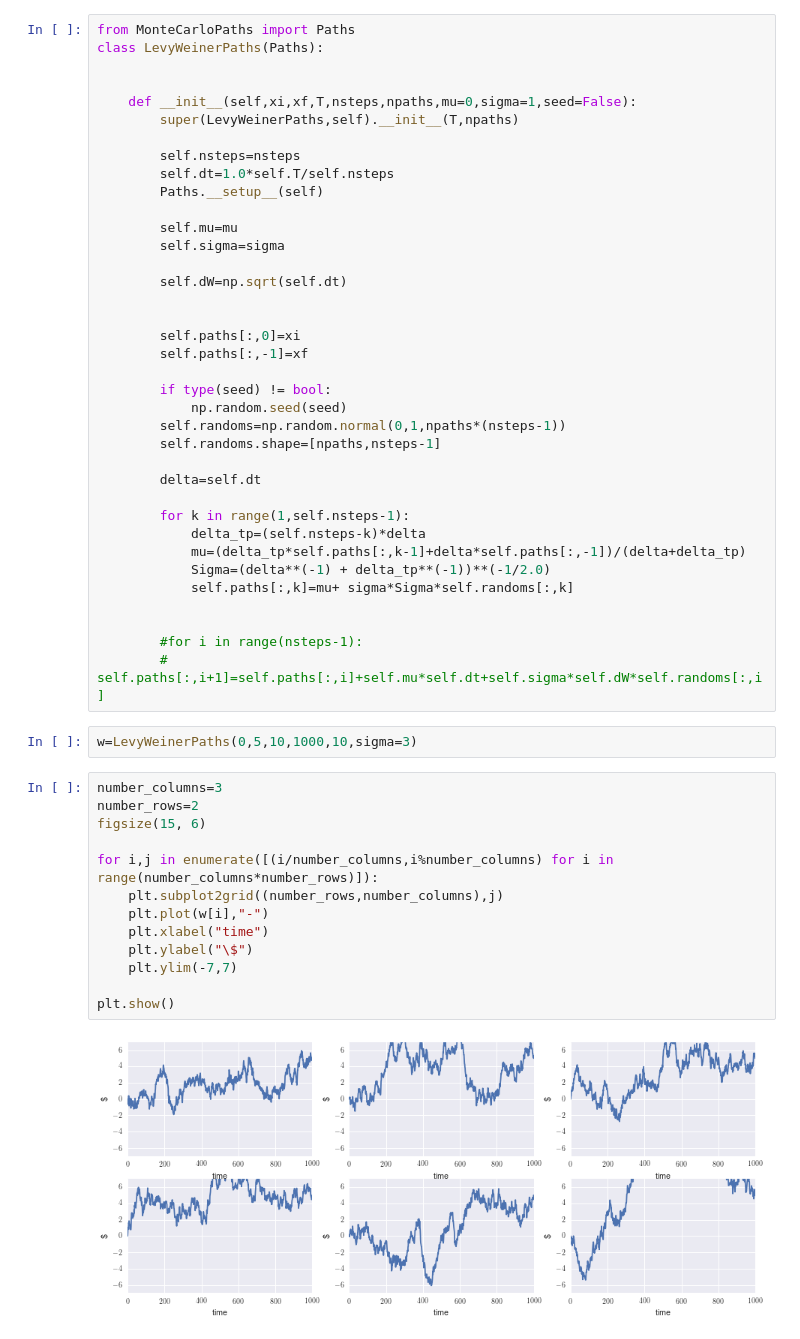
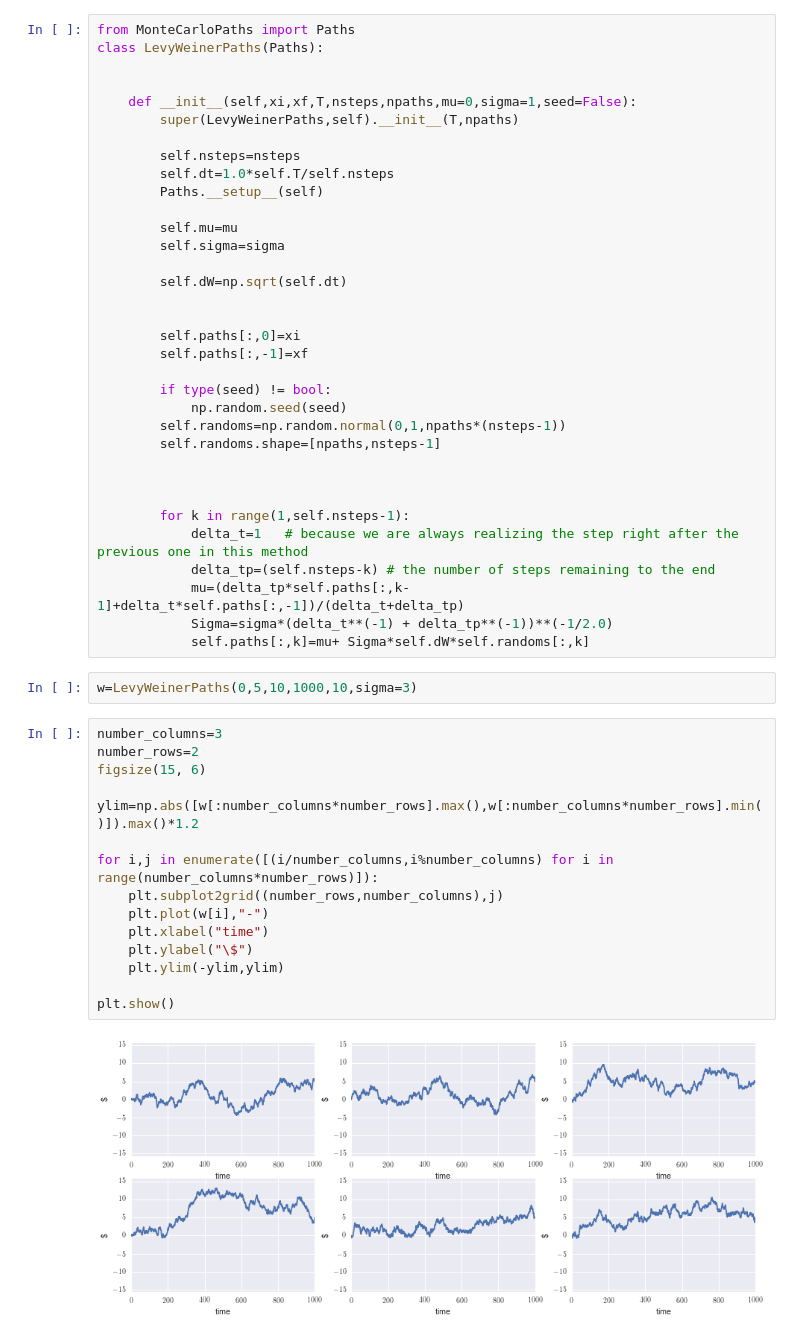
Before and after one commit to borundev/StochasticProcesses, a Jupyter notebook: BarrierCrossing.ipynb, the cells around one changed output. Cells and saved outputs as stored; diff of their text form.

```diff
--- a/BarrierCrossing.ipynb
+++ b/BarrierCrossing.ipynb
@@ -216,31 +245,30 @@ class LevyWeinerPaths(Paths):
         self.randoms=np.random.normal(0,1,npaths*(nsteps-1))
         self.randoms.shape=[npaths,nsteps-1]
 
-        delta=self.dt
+
 
         for k in range(1,self.nsteps-1):
-            delta_tp=(self.nsteps-k)*delta
-            mu=(delta_tp*self.paths[:,k-1]+delta*self.paths[:,-1])/(delta+delta_tp)
-            Sigma=(delta**(-1) + delta_tp**(-1))**(-1/2.0)
-            self.paths[:,k]=mu+ sigma*Sigma*self.randoms[:,k]
-
-
-        #for i in range(nsteps-1):
-        #    self.paths[:,i+1]=self.paths[:,i]+self.mu*self.dt+self.sigma*self.dW*self.randoms[:,i]
+            delta_t=1   # because we are always realizing the step right after the previous one in this method
+            delta_tp=(self.nsteps-k) # the number of steps remaining to the end
+            mu=(delta_tp*self.paths[:,k-1]+delta_t*self.paths[:,-1])/(delta_t+delta_tp)
+            Sigma=sigma*(delta_t**(-1) + delta_tp**(-1))**(-1/2.0)
+            self.paths[:,k]=mu+ Sigma*self.dW*self.randoms[:,k]
 # %%
 w=LevyWeinerPaths(0,5,10,1000,10,sigma=3)
 # %%
 number_columns=3
 number_rows=2
 figsize(15, 6)
+
+ylim=np.abs([w[:number_columns*number_rows].max(),w[:number_columns*number_rows].min()]).max()*1.2
 
 for i,j in enumerate([(i/number_columns,i%number_columns) for i in range(number_columns*number_rows)]):
     plt.subplot2grid((number_rows,number_columns),j)
     plt.plot(w[i],"-")
     plt.xlabel("time")
     plt.ylabel("\$")
-    plt.ylim(-7,7)
+    plt.ylim(-ylim,ylim)
 
 plt.show()
 # %% [output]
-[figure, old version]
+[figure, new version]
```
Also changed, not shown: parts of 3 cells of this notebook.
